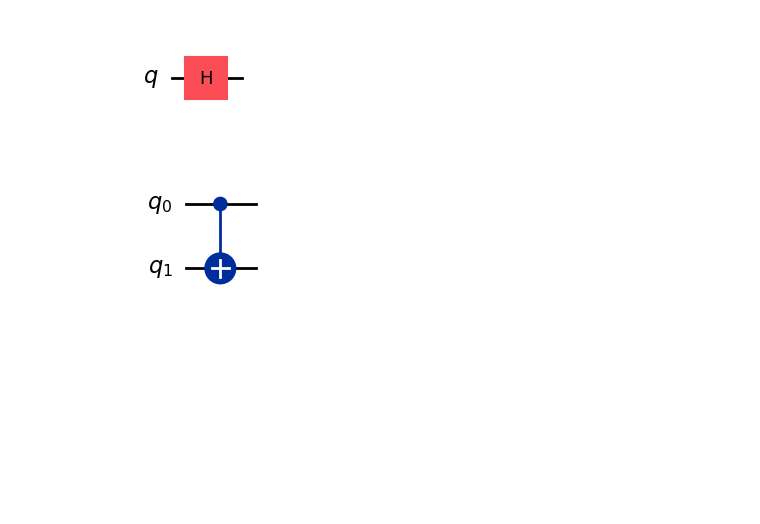
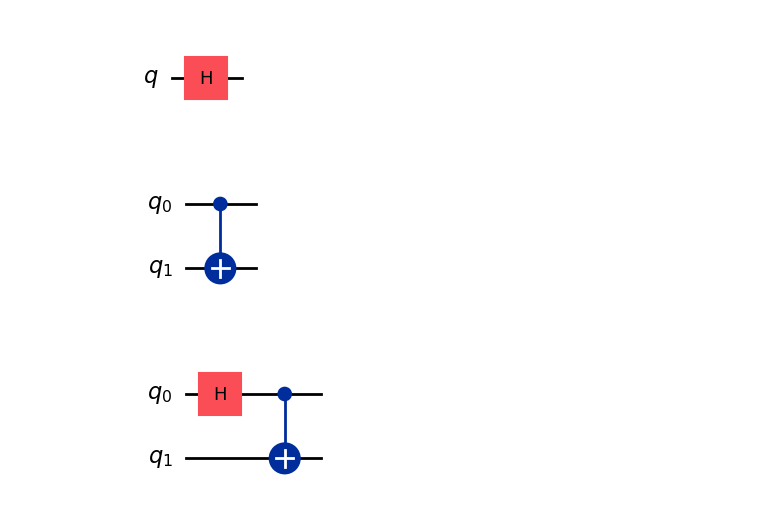
Before and after one commit to Ravindu-Pathirana/Quantum-Computing, a Jupyter notebook: Intro. Qiskit/intoduction.ipynb, the cells around one changed output. Cells and saved outputs as stored; diff of their text form; code cells hidden in the pictures; blank space fills up the shorter version.

```diff
--- a/Intro. Qiskit/intoduction.ipynb
+++ b/Intro. Qiskit/intoduction.ipynb
@@ -29,3 +29,10 @@ qc.cx(0,1)
 qc.draw('mpl')
 # %% [output]
 [figure]
+# %%
+qc = QuantumCircuit(2)
+qc.h(0)
+qc.cx(0,1)
+qc.draw('mpl')
+# %% [output]
+[figure, added]
```
Also changed, not shown: parts of 5 cells of this notebook.
